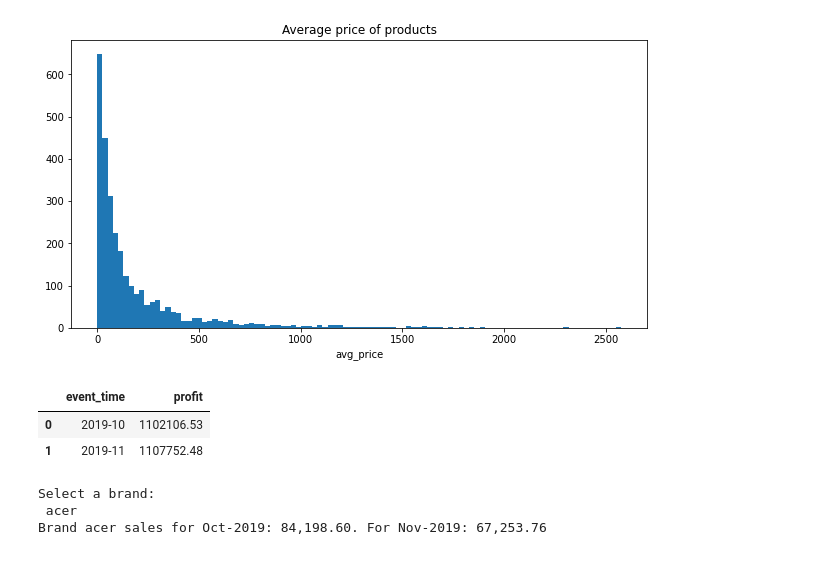
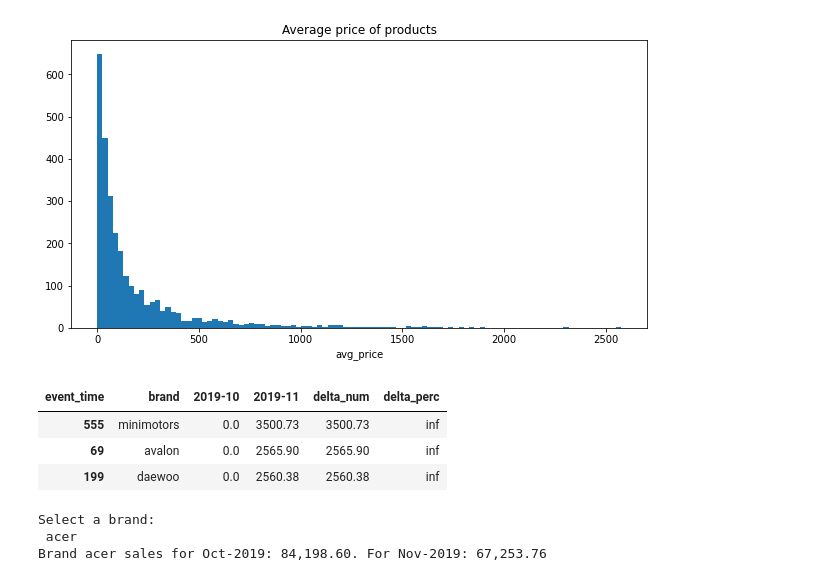
Before and after one commit to domenicocinque/ADM-HW2, a Jupyter notebook: ADM_HW02_RQ4.ipynb, the cells around one changed output. Drawn from its saved outputs; the diff is of its cells as text; code cells hidden in the pictures.

```diff
--- a/ADM_HW02_RQ4.ipynb
+++ b/ADM_HW02_RQ4.ipynb
@@ -35,26 +35,27 @@ plt.show()
 # %%
 def my_funct(df, mode = 0):
     if mode == 0:
         brand = input('Select a brand:\n')
         brand_df = df.loc[df['brand'] == brand]
         profit_df = brand_df.groupby('event_time')['price'].sum().reset_index()
         #profit_df = brand_df.groupby(by = [brand_df.event_time.dt.year, brand_df.event_time.dt.month])['price'].sum().rename_axis(['year', 'month']).reset_index()
         profit_df = profit_df.rename(columns={'price': 'profit'})
         return profit_df
     else:
         profit_delta = pd.pivot_table(df, values='price', index=['brand'],
                     columns=[df.event_time], aggfunc=np.sum).reset_index()
         profit_delta.fillna(0, inplace=True)
         profit_delta['delta_num'] = profit_delta['2019-11'] - profit_delta['2019-10']
         profit_delta['delta_perc'] = profit_delta['delta_num'] / profit_delta['2019-10']
         return profit_delta.sort_values(by=['delta_perc','delta_num'], ascending = False)[:3]
 
 
-my_funct(purchases, mode = 0)
+my_funct(purchases, mode = 1)
 # %% [output]
-|  | event_time | profit |
-| 0 | 2019-10 | 1102106.53 |
-| 1 | 2019-11 | 1107752.48 |
+| event_time | brand | 2019-10 | 2019-11 | delta_num | delta_perc |
+| 555 | minimotors | 0.0 | 3500.73 | 3500.73 | inf |
+| 69 | avalon | 0.0 | 2565.90 | 2565.90 | inf |
+| 199 | daewoo | 0.0 | 2560.38 | 2560.38 | inf |
 # %%
 # brand profit per month, version 1
 
```
Also changed, not shown: 1 other file.
